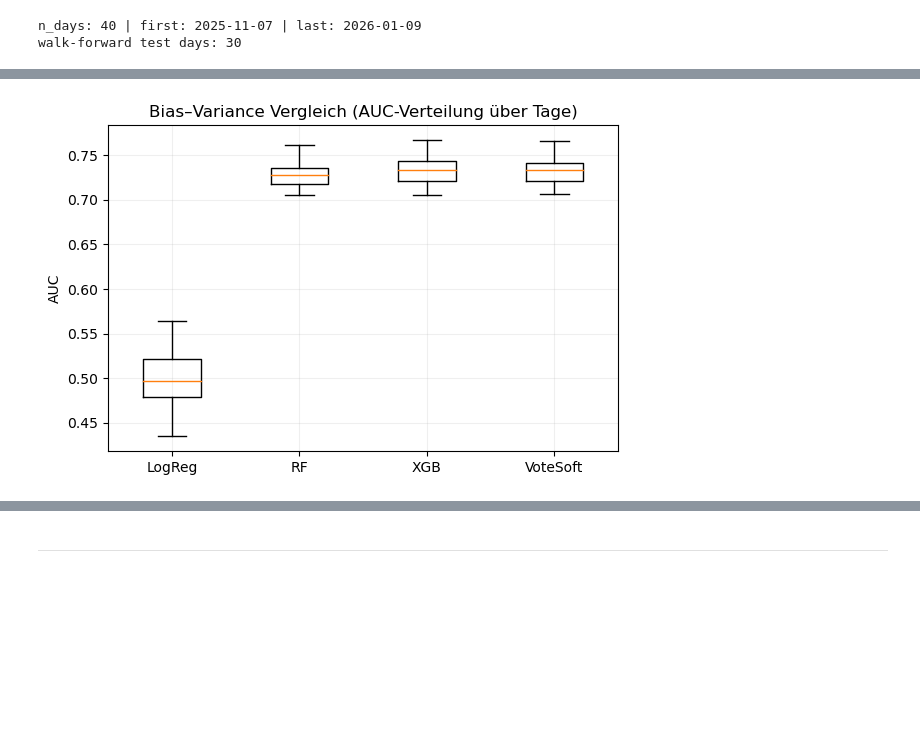
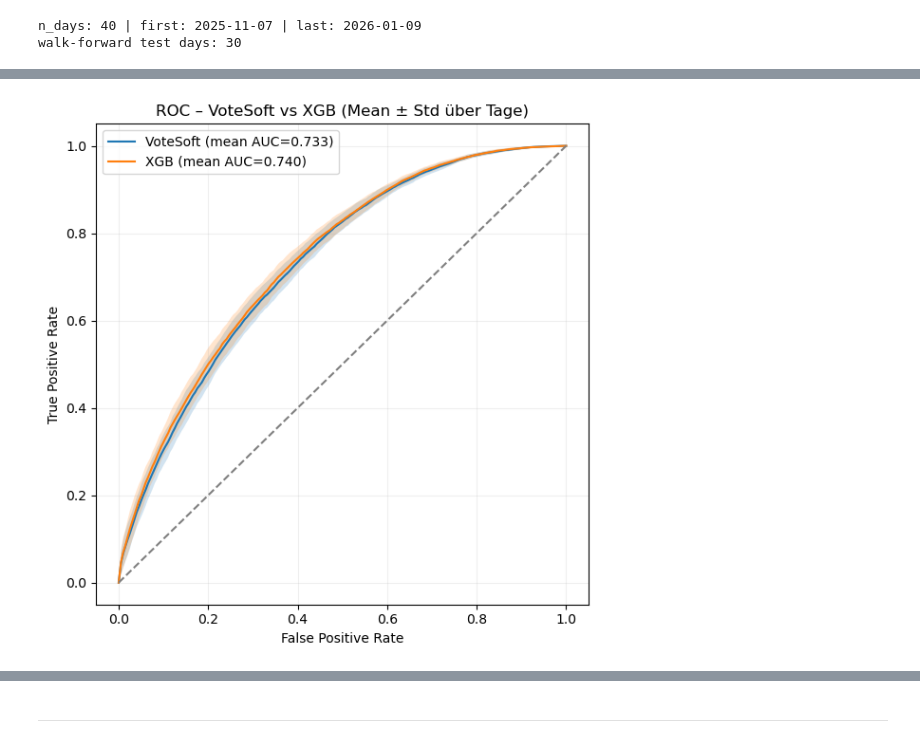
Before and after one commit to RyanMikus/pairs_trading_ml_hs25, a Jupyter notebook: 05_Modellierung.ipynb, the cells around one changed output, grey strips where cells are left out. Cells and saved outputs as stored; diff of their text form; code cells hidden in the pictures; blank space fills up the shorter version.

```diff
--- a/05_Modellierung.ipynb
+++ b/05_Modellierung.ipynb
@@ -278,16 +148,10 @@ def build_Xy_from_feature_panel(
 # %%
-# Zelle 7: Liste der Handelstage & Walk-forward Setup
+# Zelle 7: Handelstage & Walk-forward Setup
 all_days = pd.Index(log_prices.index.normalize().unique()).sort_values()
 print("n_days:", len(all_days), "| first:", all_days.min().date(), "| last:", all_days.max().date())
 
-def _slice_by_days(df_wide: pd.DataFrame, days: pd.Index) -> pd.DataFrame:
-    mask = df_wide.index.normalize().isin(days)
-    return df_wide.loc[mask].copy()
-
-# Starttag so wählen, dass beide Lookbacks möglich sind
 min_required = max(LOOKBACK_PAIR_DAYS, LOOKBACK_TRAIN_DAYS)
-start_idx = min_required
-test_days = all_days[start_idx:]
+test_days = all_days[min_required:]
 print("walk-forward test days:", len(test_days))
 # %% [output]
 n_days: 40 | first: 2025-11-07 | last: 2026-01-09
@@ -578,17 +385,53 @@ plt.show()
 # %%
-# Zelle 13b: Bias–Variance Summary – AUC-Verteilung pro Modell
-plt.figure(figsize=(6, 4))
+# Zelle 14: ROC – VoteSoft vs XGB
+roc_vote = modeling.roc_mean_std_band(
+    model_name="VoteSoft",
+    k=best_k,
+    models=models,
+    log_prices=log_prices,
+    all_days=all_days,
+    test_days=test_days,
+    lookback_train_days=LOOKBACK_TRAIN_DAYS,
+    lookback_pair_days=LOOKBACK_PAIR_DAYS,
+    top_corr_pairs=TOP_CORR_PAIRS,
+    top_daily_pairs=TOP_DAILY_PAIRS,
+    p_cointegration=P_COINTEGRATION,
+    rebalance_every_n_days=REBALANCE_EVERY_N_DAYS,
+    cache_dir=CACHE_DIR,
+    rsi_w=RSI_W,
+    z_w=Z_W,
+    vol_w=VOL_W,
+    min_train_samples=200,
+    min_test_samples=50,
+)
 
-data = [
-    final_scores[final_scores["model"] == m]["auc"].values
-    for m in final_scores["model"].unique()
-]
+roc_xgb = modeling.roc_mean_std_band(
+    model_name="XGB",
+    k=best_k,
+    models=models,
+    log_prices=log_prices,
+    all_days=all_days,
+    test_days=test_days,
+    lookback_train_days=LOOKBACK_TRAIN_DAYS,
+    lookback_pair_days=LOOKBACK_PAIR_DAYS,
+    top_corr_pairs=TOP_CORR_PAIRS,
+    top_daily_pairs=TOP_DAILY_PAIRS,
+    p_cointegration=P_COINTEGRATION,
+    rebalance_every_n_days=REBALANCE_EVERY_N_DAYS,
+    cache_dir=CACHE_DIR,
+    rsi_w=RSI_W,
+    z_w=Z_W,
+    vol_w=VOL_W,
+    min_train_samples=200,
+    min_test_samples=50,
+)
 
-plt.boxplot(data, labels=final_scores["model"].unique(), showfliers=False)
-plt.ylabel("AUC")
-plt.title("Bias–Variance Vergleich (AUC-Verteilung über Tage)")
-plt.grid(alpha=0.2)
-plt.tight_layout()
-plt.show()
+modeling.plot_roc_mean_std_comparison(
+    roc_a=roc_vote,
+    roc_b=roc_xgb,
+    label_a="VoteSoft",
+    label_b="XGB",
+    title="ROC – VoteSoft vs XGB (Mean ± Std über Tage)",
+)
 # %% [output]
-[figure, old version]
+[figure, new version]
```
Also changed, not shown: parts of 28 cells of this notebook, 8 other files.
